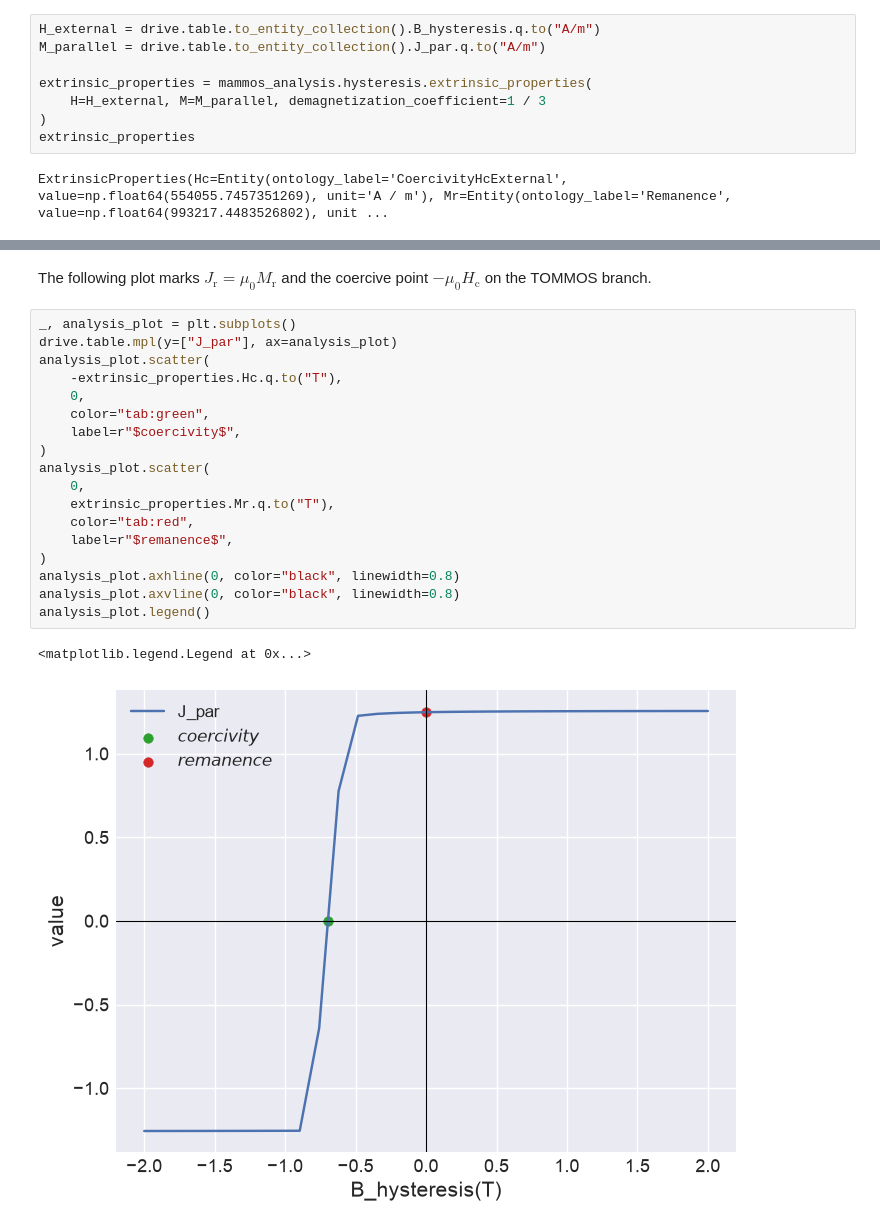
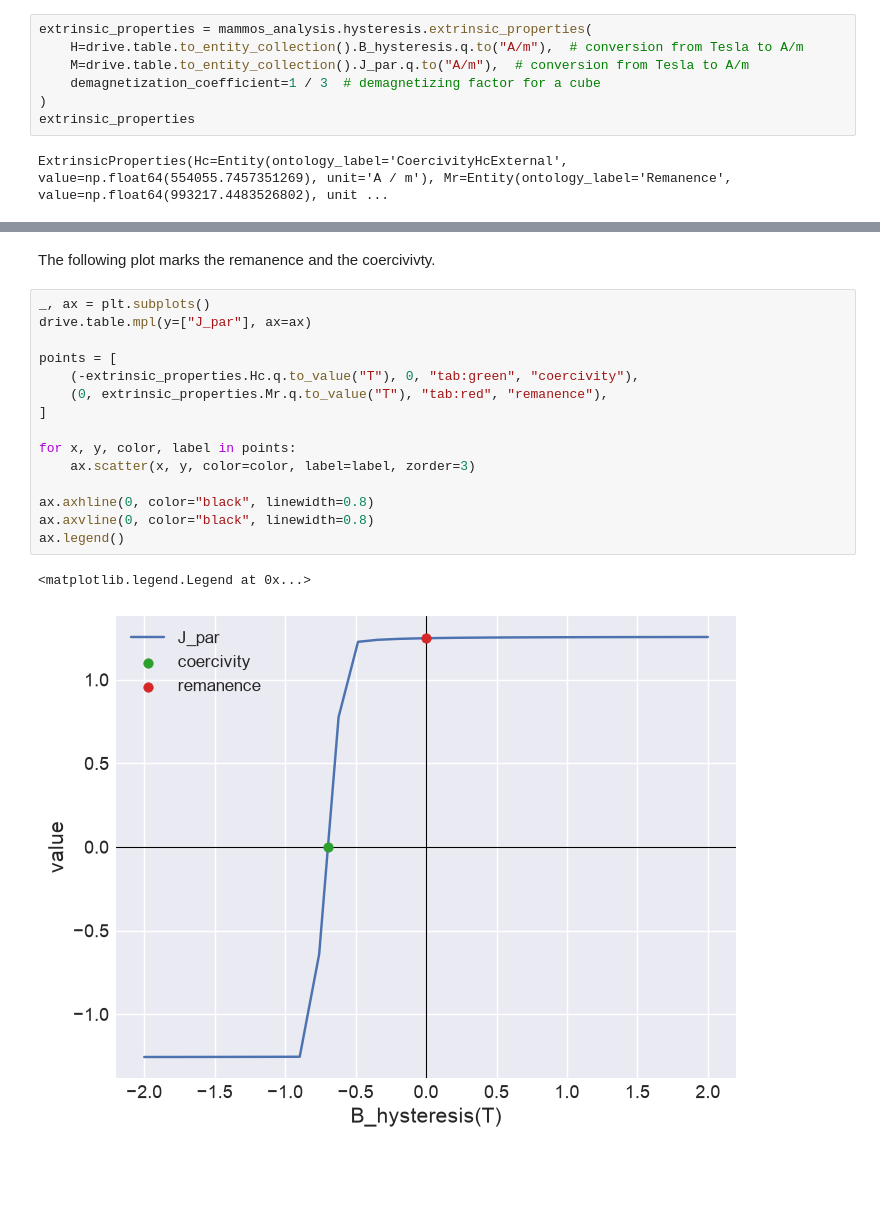
Before and after one commit to MaMMoS-project/tommos-adapter, a Jupyter notebook: examples/multigrain-tutorial.ipynb, the cells around one changed output, grey strips where cells are left out. Drawn from its saved outputs; the diff is of its cells as text; blank space fills up the shorter version.

```diff
--- a/examples/multigrain-tutorial.ipynb
+++ b/examples/multigrain-tutorial.ipynb
@@ -286,10 +277,9 @@ import mammos_units
 mammos_units.set_enabled_equivalencies(mammos_units.magnetic_flux_field());
 # %%
-H_external = drive.table.to_entity_collection().B_hysteresis.q.to("A/m")
-M_parallel = drive.table.to_entity_collection().J_par.q.to("A/m")
-
 extrinsic_properties = mammos_analysis.hysteresis.extrinsic_properties(
-    H=H_external, M=M_parallel, demagnetization_coefficient=1 / 3
+    H=drive.table.to_entity_collection().B_hysteresis.q.to("A/m"),  # conversion from Tesla to A/m
+    M=drive.table.to_entity_collection().J_par.q.to("A/m"),  # conversion from Tesla to A/m
+    demagnetization_coefficient=1 / 3  # demagnetizing factor for a cube
 )
 extrinsic_properties
 # %% [output]
@@ -305,23 +287,20 @@ Maximum energy product BHmax: 307836.9991548036 N / m2
 # %% [markdown]
-The following plot marks $J_\mathrm{r}=\mu_0M_\mathrm{r}$ and the coercive point $-\mu_0H_\mathrm{c}$ on the TOMMOS branch.
+The following plot marks the remanence and the coercivivty.
 # %%
-_, analysis_plot = plt.subplots()
-drive.table.mpl(y=["J_par"], ax=analysis_plot)
-analysis_plot.scatter(
-    -extrinsic_properties.Hc.q.to("T"),
-    0,
-    color="tab:green",
-    label=r"$coercivity$",
-)
-analysis_plot.scatter(
-    0,
-    extrinsic_properties.Mr.q.to("T"),
-    color="tab:red",
-    label=r"$remanence$",
-)
-analysis_plot.axhline(0, color="black", linewidth=0.8)
-analysis_plot.axvline(0, color="black", linewidth=0.8)
-analysis_plot.legend()
+_, ax = plt.subplots()
+drive.table.mpl(y=["J_par"], ax=ax)
+
+points = [
+    (-extrinsic_properties.Hc.q.to_value("T"), 0, "tab:green", "coercivity"),
+    (0, extrinsic_properties.Mr.q.to_value("T"), "tab:red", "remanence"),
+]
+
+for x, y, color, label in points:
+    ax.scatter(x, y, color=color, label=label, zorder=3)
+
+ax.axhline(0, color="black", linewidth=0.8)
+ax.axvline(0, color="black", linewidth=0.8)
+ax.legend()
 # %% [output]
 <matplotlib.legend.Legend at 0x...>
-[figure, old version]
+[figure, new version]
```
Also changed, not shown: parts of 8 cells of this notebook.
